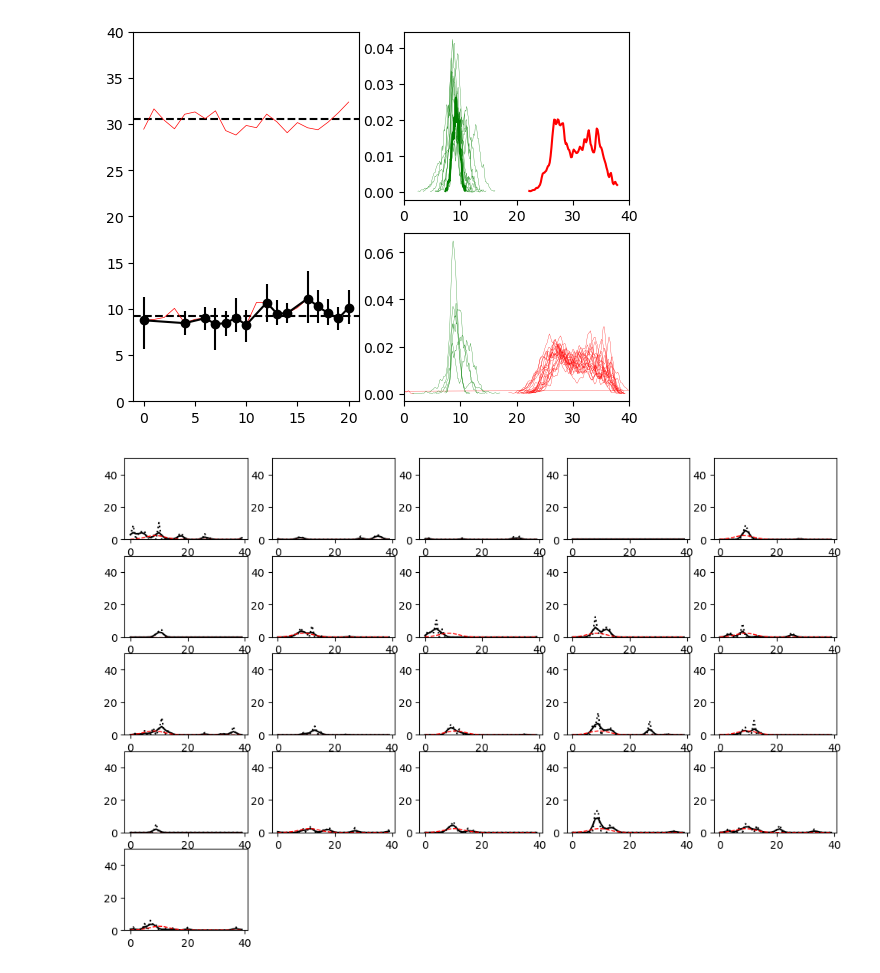
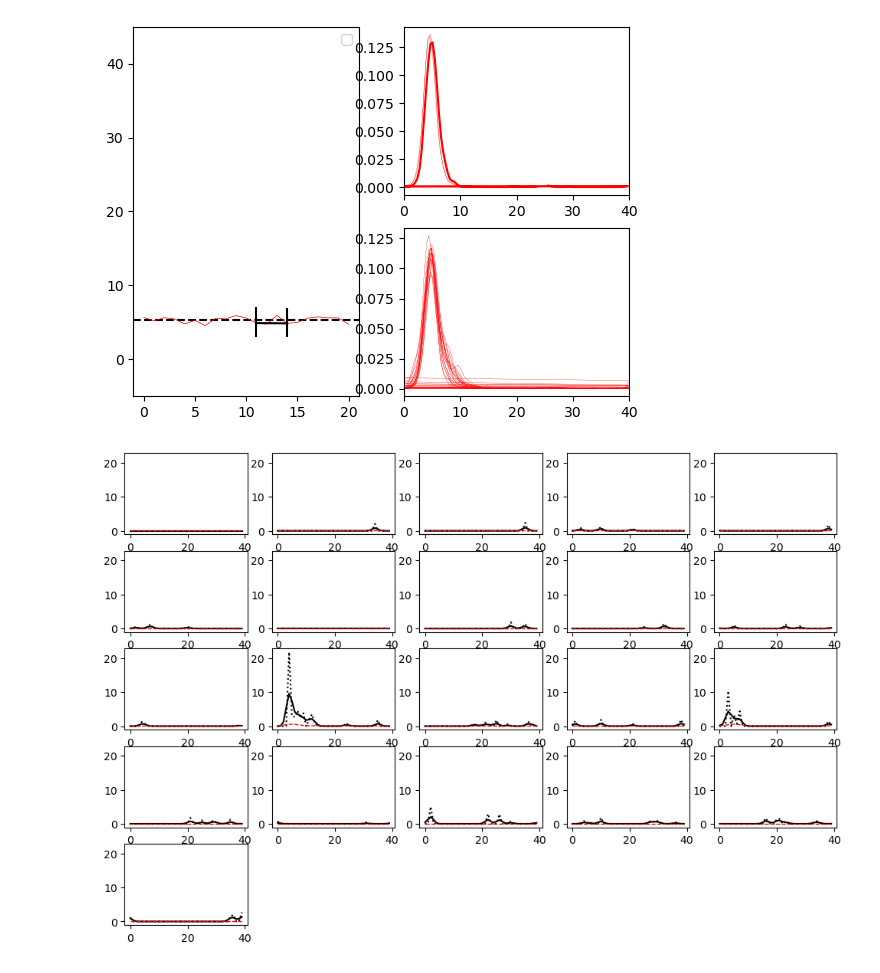
Before and after one commit to woxxel/placefield_detection, a Jupyter notebook: placefield_detection.ipynb, the cells around one changed output. Saved outputs shown, nothing was run; the diff lists cells and outputs as text; code cells hidden in the pictures.

Commit message:
finished new hierarchical placefield detection, embedded it into the overall session processing and implemented creation of surrogate data for extensive testing

```diff
--- a/placefield_detection.ipynb
+++ b/placefield_detection.ipynb
@@ -31,7 +31,7 @@ wrap = []
 ## data parameters
 f = 15.
 pathSession = '../../../data/579ad/Session10'
-neuron = 395
+neuron = 1
 # %%
 pathBehavior = os.path.join(pathSession,'aligned_behavior.pkl')
 bin_array = np.linspace(0,nbin-1,nbin)
@@ -58,12 +58,7 @@ wrap=[]
 hbm = HierarchicalBayesInference_analysis(
 	activity['spike_map'],
 	behavior['trials']['dwelltime'],
-	np.arange(nbin),
+	nbin,
 	logLevel=logging.ERROR,
 )
-
-hbm.set_priors(N_f=1,
-	hierarchical_in=hierarchical,
-	wrap=wrap)
-
-results = hbm.run_sampling()
+results = hbm.model_comparison(hierarchical=['theta'])
@@ -73,5 +105,5 @@ Z=-293.1(99.12%) | Like=-270.82..-268.40 [-271.0513..-270.7706] | it/evals=2990/
 # %%
-hbm.display_results(results)
+hbm.display_results()
 # %% [output]
-[figure, old version]
+[figure, new version]
-[figure, old version]
+[figure, new version]
```
Also changed, not shown: parts of 29 cells of this notebook, 20 other files.
